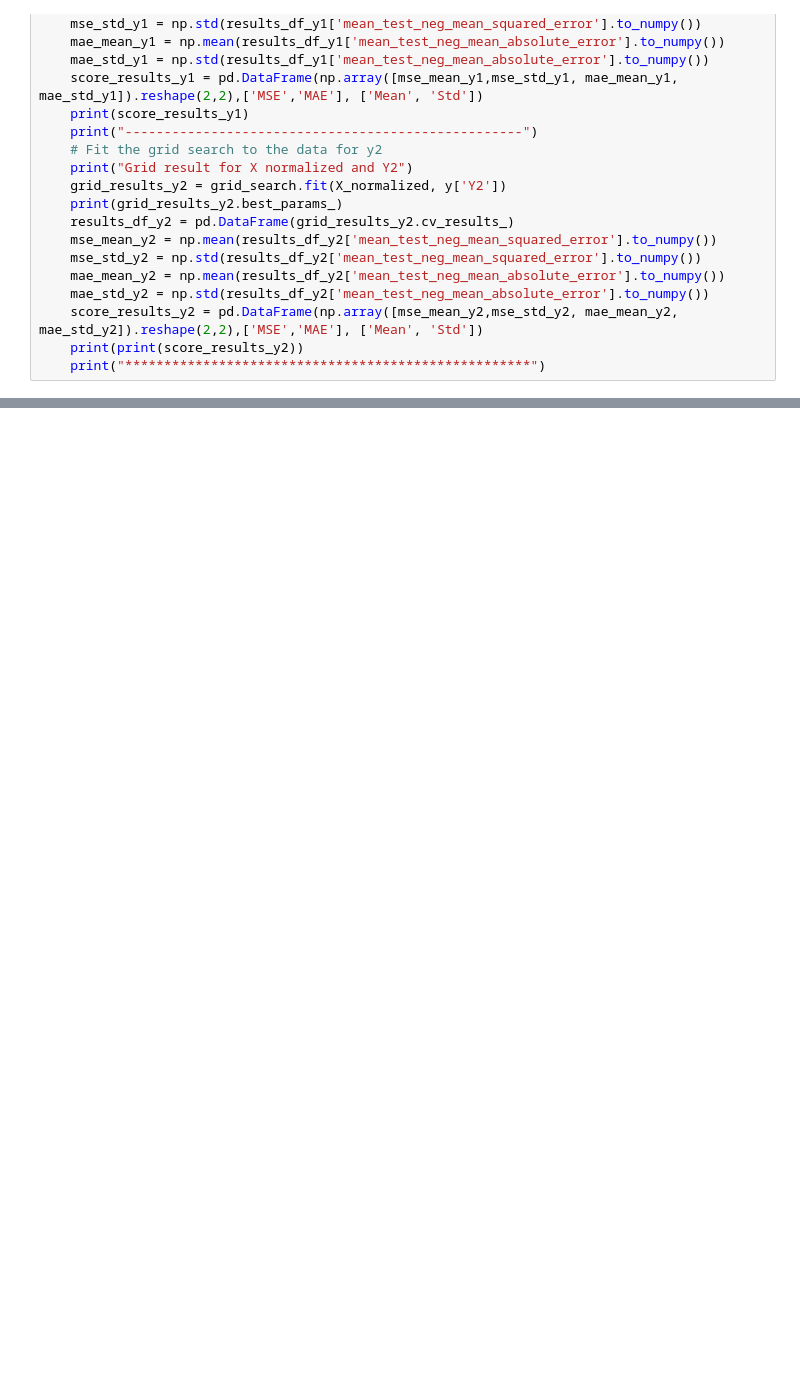
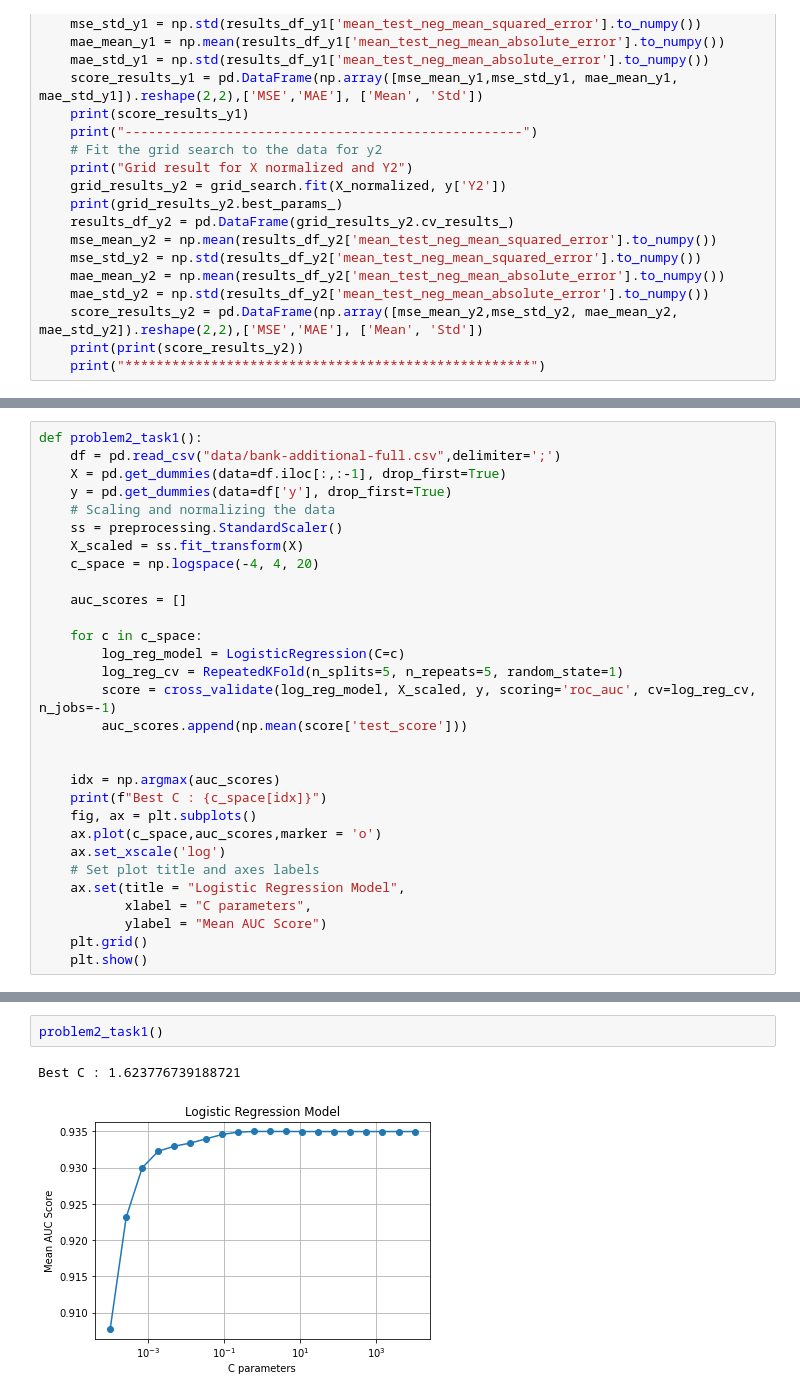
Before and after one commit to dcanTOKA/bbl-536-e-hw, a Jupyter notebook: final.ipynb, the cells around one changed output, grey strips where cells are left out. Saved outputs shown, nothing was run; the diff lists cells and outputs as text; blank space fills up the shorter version.

```diff
--- a/final.ipynb
+++ b/final.ipynb
@@ -201,0 +167,30 @@ None
+# %%
+def problem2_task1():
+    df = pd.read_csv("data/bank-additional-full.csv",delimiter=';')
+    X = pd.get_dummies(data=df.iloc[:,:-1], drop_first=True)
+    y = pd.get_dummies(data=df['y'], drop_first=True)
+    # Scaling and normalizing the data
+    ss = preprocessing.StandardScaler()
+    X_scaled = ss.fit_transform(X)
+    c_space = np.logspace(-4, 4, 20)
+
+    auc_scores = []
+
+    for c in c_space:
+        log_reg_model = LogisticRegression(C=c)
+        log_reg_cv = RepeatedKFold(n_splits=5, n_repeats=5, random_state=1)
+        score = cross_validate(log_reg_model, X_scaled, y, scoring='roc_auc', cv=log_reg_cv, n_jobs=-1)
+        auc_scores.append(np.mean(score['test_score']))
+
+
+    idx = np.argmax(auc_scores)
+    print(f"Best C : {c_space[idx]}")
+    fig, ax = plt.subplots()
+    ax.plot(c_space,auc_scores,marker = 'o')
+    ax.set_xscale('log')
+    # Set plot title and axes labels
+    ax.set(title = "Logistic Regression Model",
+           xlabel = "C parameters",
+           ylabel = "Mean AUC Score")
+    plt.grid()
+    plt.show()
@@ -201,0 +264,5 @@ None
+# %%
+problem2_task1()
+# %% [output]
+Best C : 1.623776739188721
+[figure, added]
```
Also changed, not shown: parts of 10 cells of this notebook, 2 other files.
